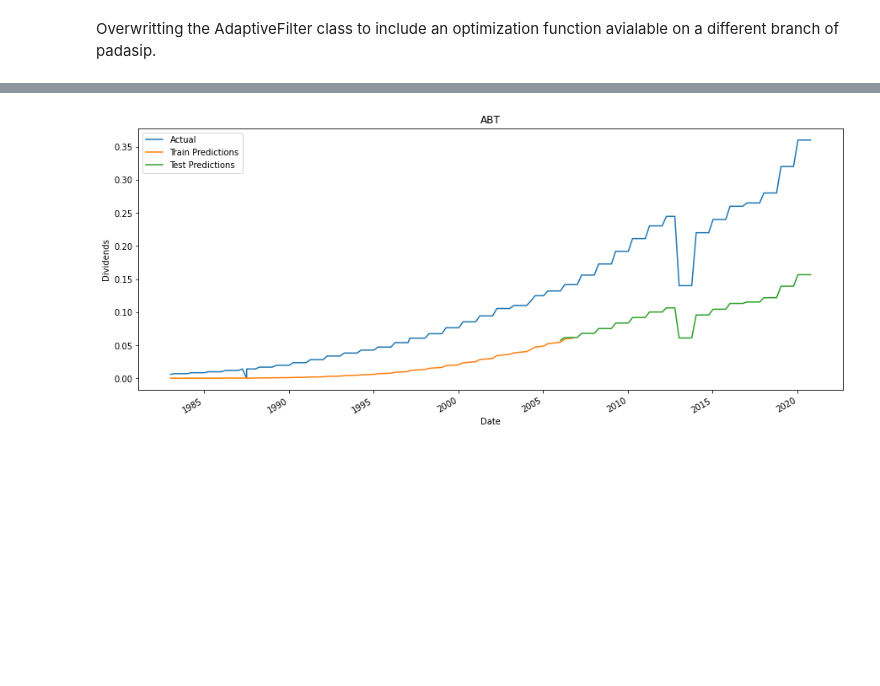
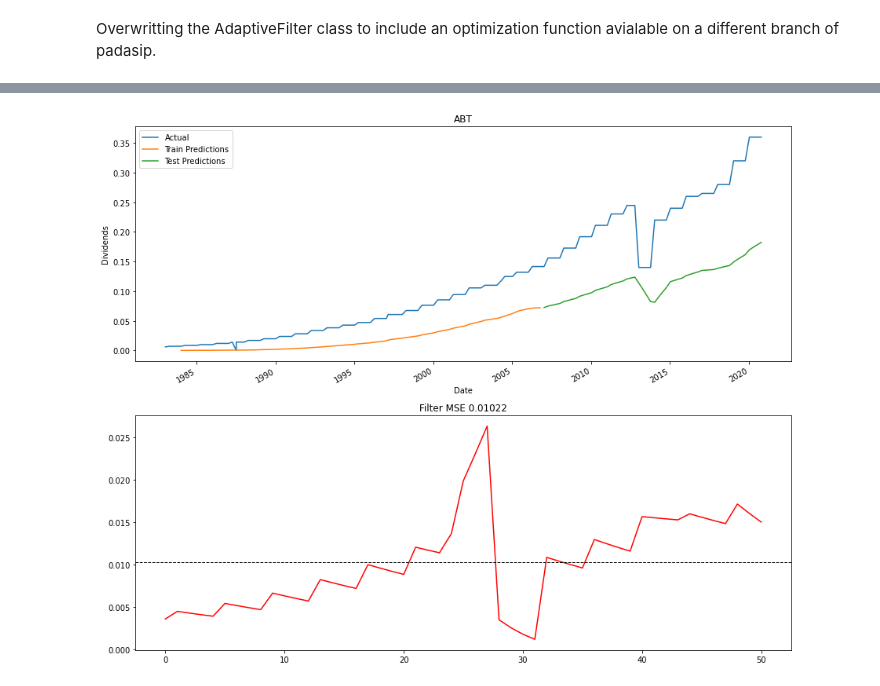
Before and after one commit to danpelis/DividendChampionPredictor, a Jupyter notebook: AdaptiveFilter/AdaptiveFilter.ipynb, the cells around one changed output, grey strips where cells are left out. Drawn from its saved outputs; the diff is of its cells as text; code cells hidden in the pictures; blank space fills up the shorter version.

Commit message:
Cleaned up and commented AF filter notebook

```diff
--- a/AdaptiveFilter/AdaptiveFilter.ipynb
+++ b/AdaptiveFilter/AdaptiveFilter.ipynb
@@ -146,7 +139,7 @@ def create_filter(data, n, filter_type='NLMS'):
     best_mu = mu_range[errors_e.argmin()]
 
     # f = pa.filters.AdaptiveFilter(model=filter_type, n=n, mu=0.01, w="random")
-    f = pa.filters.AdaptiveFilter(model=filter_type, n=n, mu=best_mu, w="random")
+    f = pa.filters.AdaptiveFilter(model=filter_type, n=n, mu=best_mu, w="zeros")
     y, e, w = f.run(d, x)
     return  y, e, w, f
 
@@ -160,12 +153,20 @@ def predict_filter(data, n, plot, f):
         return np.asarray(y).transpose()[0]
     return np.asarray(y)
 
-def fit_filter(data, n, ticker):
-    y_train, e_train, w_train, f = create_filter(data[ticker]['Train'].values, n, filter_type='NLMS')
+def fit_filter(data, n, ticker, filter_type):
+    y_train, e_train, w_train, f = create_filter(data[ticker]['Train'].values, n, filter_type)
     y_test  = predict_filter(data[ticker]['Test'].values, n, False, f)
     y = np.append(y_train, y_test)
-    d = data[ticker]['Train'].append( data[ticker]['Test'])
+    d = data[ticker]['Train'].append(data[ticker]['Test'])
     train = pd.Series(data=y_train , index=data[ticker]['Train'].index[n-1:])
     test = pd.Series(data=y_test , index=data[ticker]['Test'].index[n-1:])
-    plot_filter_result(train, test, d, e_train, n, ticker)
-    return y_test
+    test_error = SE(y_test, data[ticker]['Test'])
+    mse = plot_filter_result(train, test, d, test_error, n, ticker)
+
+    return y_test, mse, f
+
+def SE(y, d):
+    error = []
+    for pred, act in zip(y,d):
+        error.append((pred - act)**2)
+    return error
@@ -189,7 +195,8 @@ def plot_filter_result(pred_train, pred_test, actual, error, n, tkr):
 # %%
 data = get_stock_data()
-n = 1
+n = 5
 ticker = 'ABT'
-preds = fit_filter(data, n, ticker)
+filter_type = 'NLMS'
+preds, mse, f = fit_filter(data, n, ticker, filter_type)
 # %% [output]
-[figure, old version]
+[figure, new version]
```
Also changed, not shown: parts of 18 cells of this notebook, 8 other files.
